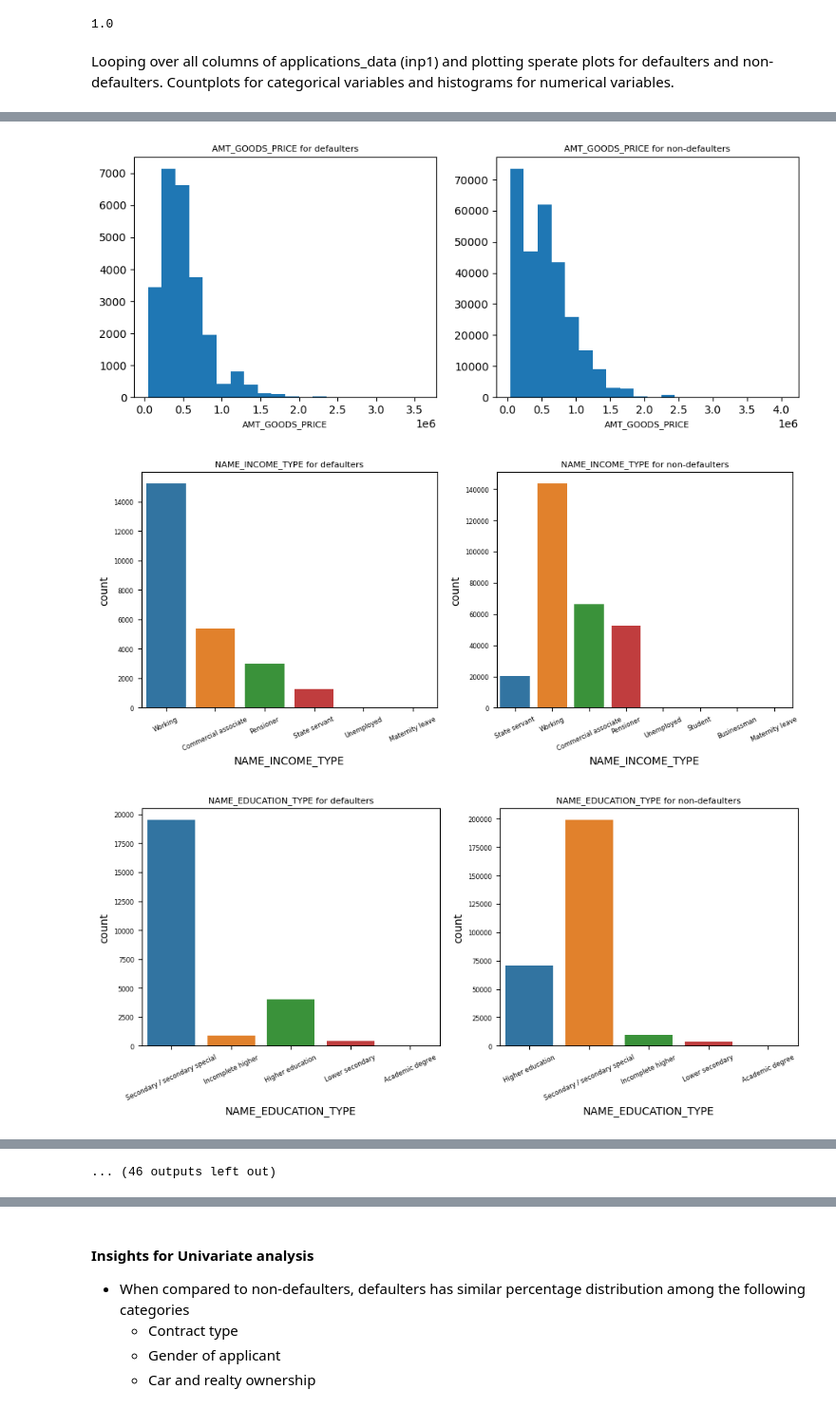
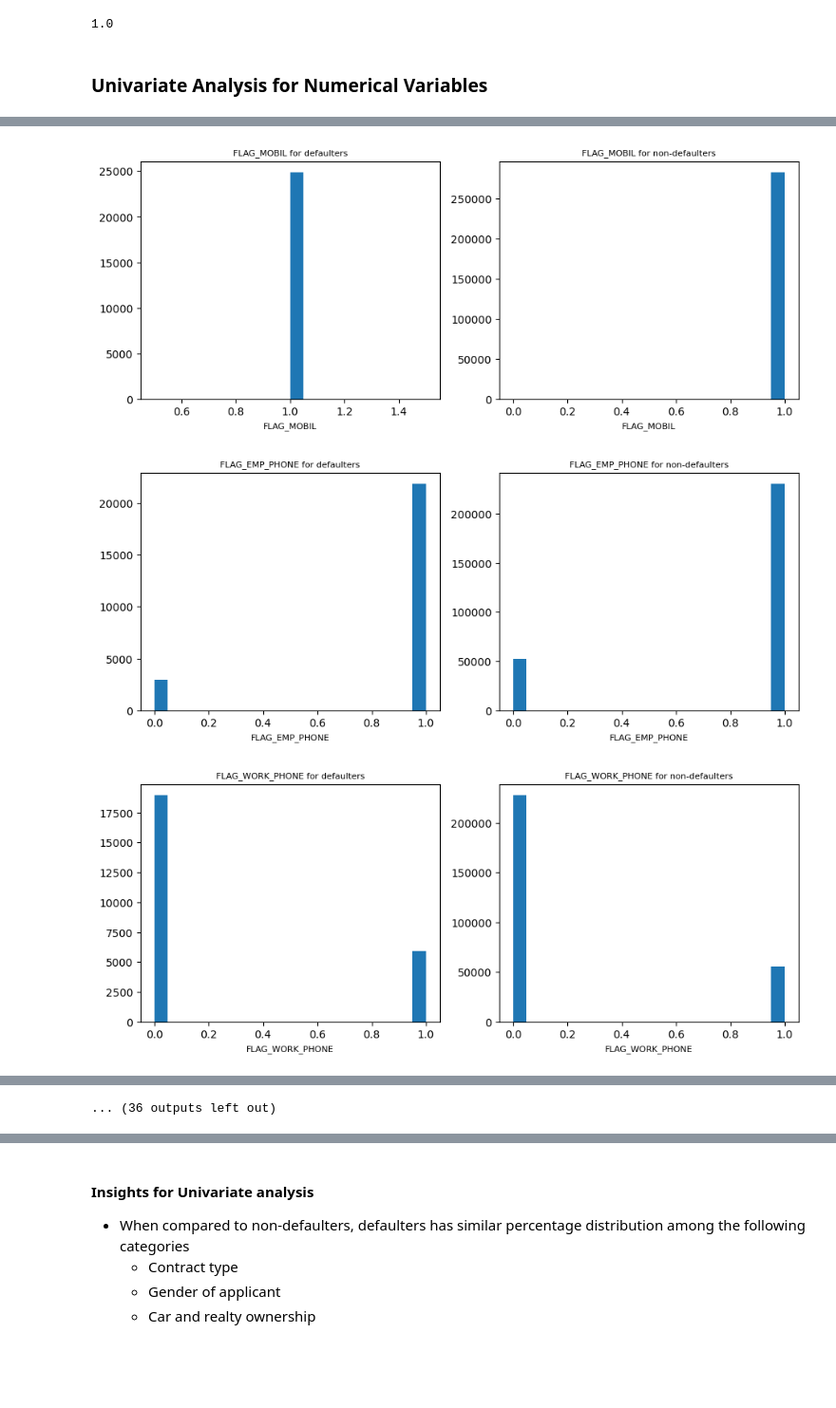
Before and after one commit to tthakur2015/Credit-Analysis, a Jupyter notebook: Credit EDA Notebook - Tejas Thakur.ipynb, the cells around one changed output, grey strips where cells are left out. Shown at 95% size. Drawn from its saved outputs; the diff is of its cells as text; code cells hidden in the pictures; blank space fills up the shorter version.

Commit message:
Add files via upload
Separate univariate analysis for numerical and categorical variables

```diff
--- a/Credit EDA Notebook - Tejas Thakur.ipynb
+++ b/Credit EDA Notebook - Tejas Thakur.ipynb
@@ -354,7 +354,7 @@ len(repeat_applications)/len(inp1[inp1.TARGET==1])
 # %% [output]
 1.0
 # %% [markdown]
-Looping over all columns of applications_data (inp1) and plotting sperate plots for defaulters and non-defaulters. Countplots for categorical variables and histograms for numerical variables.
+### Univariate Analysis for Numerical Variables
 # %%
 for col in inp1.columns[2:]:
     if col in inp1.describe().columns:
@@ -372,20 +372,4 @@ for col in inp1.columns[2:]:
         plt.xlabel(col, fontdict={"fontsize":8})
 
         plt.show()
-    else:
-        plt.figure(figsize=[11,4])
-
-        plt.subplot(121)
-        sns.countplot(inp1[inp1.TARGET == 1][col], orient="v")
-        plt.title(col + " for defaulters", fontdict={"fontsize":8})
-        plt.xticks(rotation=25)
-        plt.gca().tick_params(axis = 'both', which = 'major', labelsize = 6)
-
-        plt.subplot(122)
-        sns.countplot(inp1[inp1.TARGET == 0][col], orient="v")
-        plt.title(col + " for non-defaulters", fontdict={"fontsize":8})
-        plt.xticks(rotation=25)
-        plt.gca().tick_params(axis = 'both', which = 'major', labelsize = 6)
-
-        plt.show()
 # %% [output]
@@ -400,3 +384,3 @@ for col in inp1.columns[2:]:
-[figure, old version]
+[figure, new version]
-[figure, old version]
+[figure, new version]
-[figure, old version]
+[figure, new version]
@@ -404 +388 @@ for col in inp1.columns[2:]:
-... (46 outputs left out)
+... (36 outputs left out)
```
Also changed, not shown: parts of 5 cells of this notebook.
